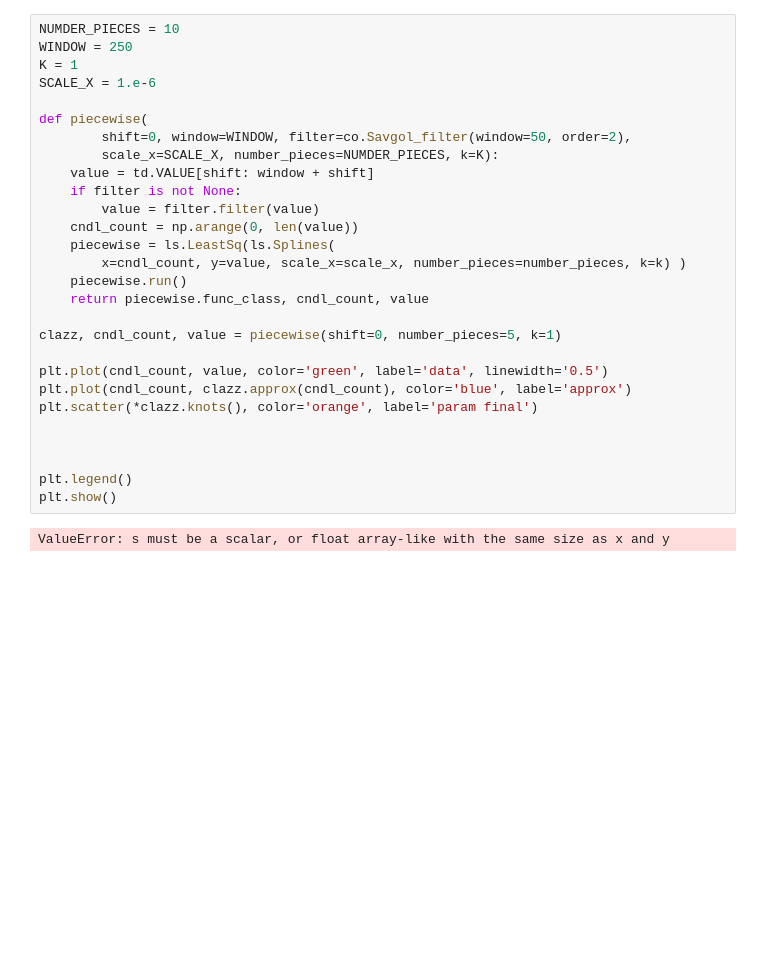
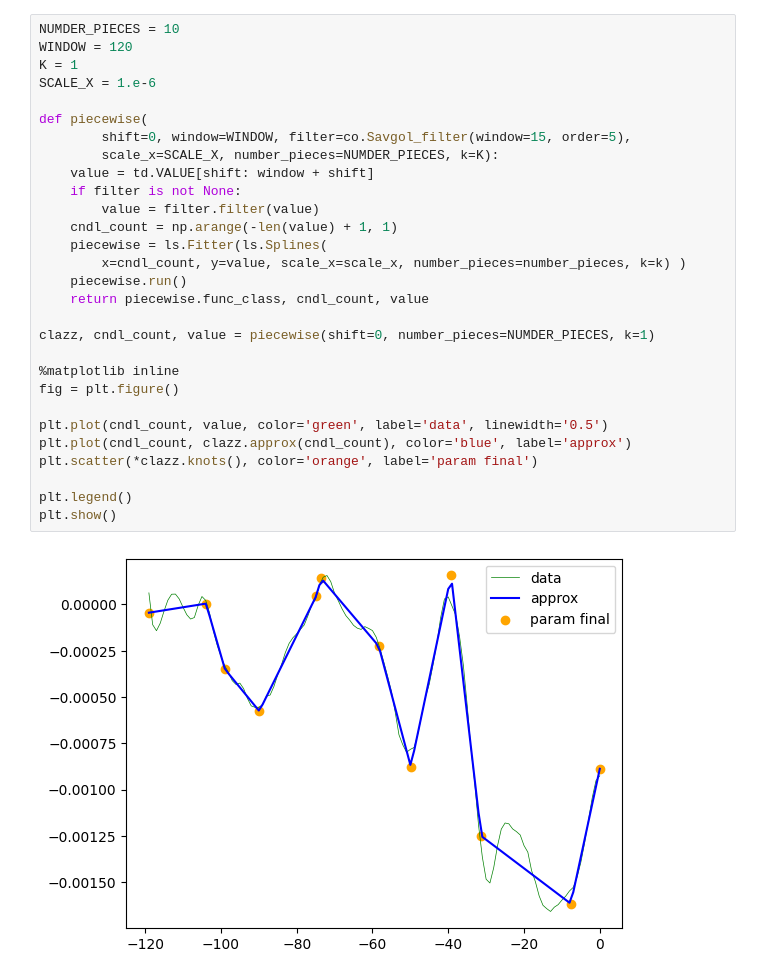
Before and after one commit to stefanzarembinski/szx81, a Jupyter notebook: src/methodes.ipynb, the cells around one changed output. Saved outputs shown, nothing was run; the diff lists cells and outputs as text; blank space fills up the shorter version.

```diff
--- a/src/methodes.ipynb
+++ b/src/methodes.ipynb
@@ -94,31 +114,32 @@ def power_spectrum(values, freq=0, filter=False):
 # %%
 NUMDER_PIECES = 10
-WINDOW = 250
+WINDOW = 120
 K = 1
 SCALE_X = 1.e-6
 
 def piecewise(
-        shift=0, window=WINDOW, filter=co.Savgol_filter(window=50, order=2),
+        shift=0, window=WINDOW, filter=co.Savgol_filter(window=15, order=5),
         scale_x=SCALE_X, number_pieces=NUMDER_PIECES, k=K):
     value = td.VALUE[shift: window + shift]
     if filter is not None:
         value = filter.filter(value)
-    cndl_count = np.arange(0, len(value))
-    piecewise = ls.LeastSq(ls.Splines(
+    cndl_count = np.arange(-len(value) + 1, 1)
+    piecewise = ls.Fitter(ls.Splines(
         x=cndl_count, y=value, scale_x=scale_x, number_pieces=number_pieces, k=k) )
     piecewise.run()
     return piecewise.func_class, cndl_count, value
 
-clazz, cndl_count, value = piecewise(shift=0, number_pieces=5, k=1)
+clazz, cndl_count, value = piecewise(shift=0, number_pieces=NUMDER_PIECES, k=1)
+
+%matplotlib inline
+fig = plt.figure()
 
 plt.plot(cndl_count, value, color='green', label='data', linewidth='0.5')
 plt.plot(cndl_count, clazz.approx(cndl_count), color='blue', label='approx')
 plt.scatter(*clazz.knots(), color='orange', label='param final')
 
-
-
 plt.legend()
 plt.show()
 # %% [output]
-ValueError: s must be a scalar, or float array-like with the same size as x and y
+[figure, added]
 # %%
```
Also changed, not shown: parts of 15 cells of this notebook, 4 other files.
